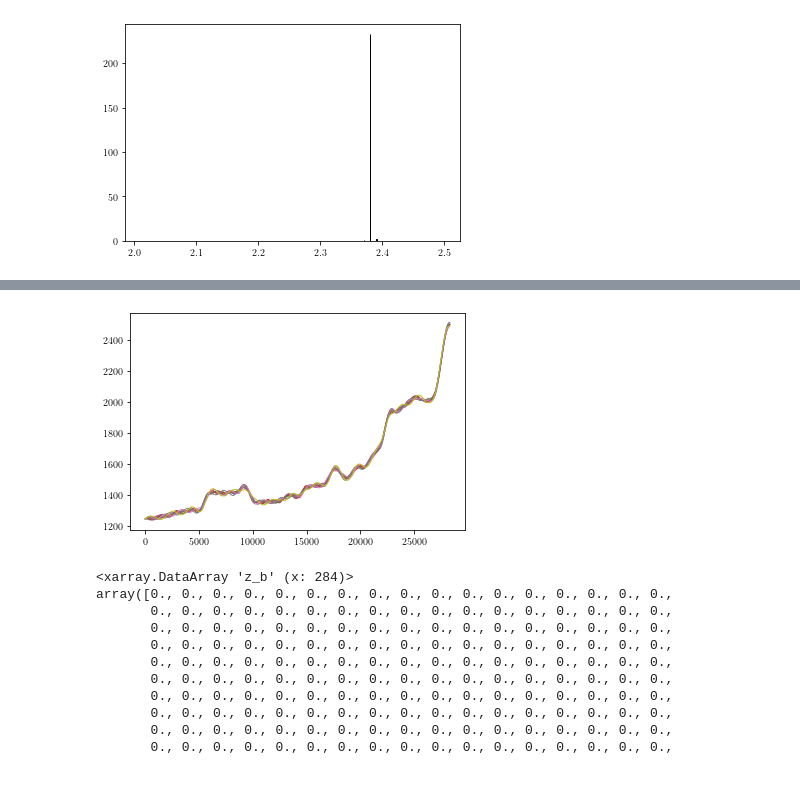
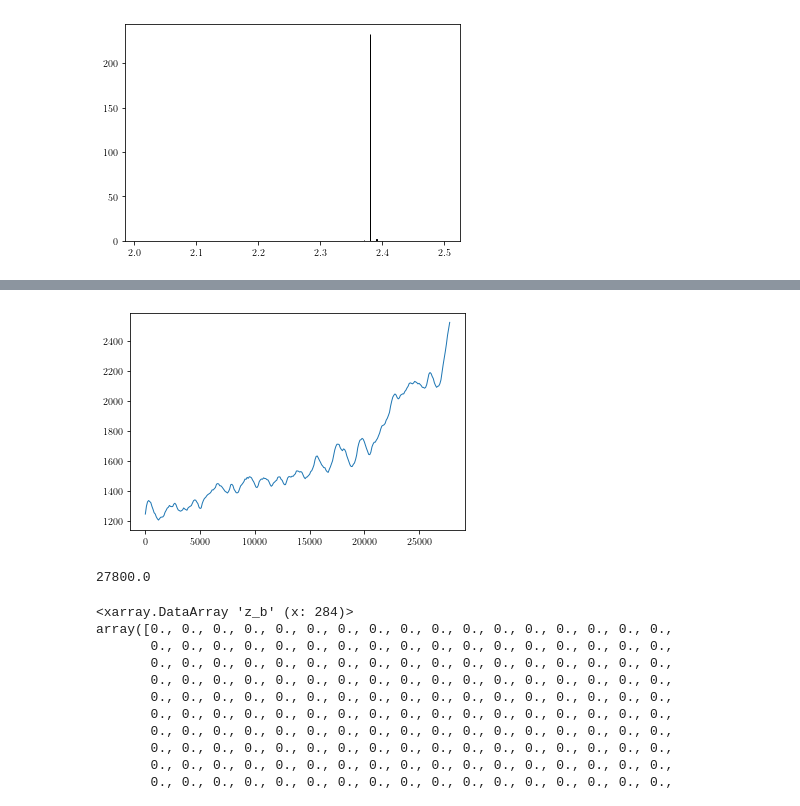
Before and after one commit to andrewdnolan/Harmonic_Beds, a Jupyter notebook: Notebooks/Hysterisis.ipynb, the cells around one changed output, grey strips where cells are left out. Drawn from its saved outputs; the diff is of its cells as text; code cells hidden in the pictures.

```diff
--- a/Notebooks/Hysterisis.ipynb
+++ b/Notebooks/Hysterisis.ipynb
@@ -161,7 +161,7 @@ plt.bar(SmoothBed_SS_IC.Delta_MB, np.linalg.norm((Observed_IC.isel(t=-1).z_s - S
 # %%
 import glob
 
-beds = glob.glob('../Data/Topography/pert_r_0.01_harmonics_*.dat')
+beds = glob.glob('../Data/Topography/pert_R_0.01_harmonics_1-10.dat')
 beds.sort()
 # %%
 beds
@@ -179,12 +170,16 @@ beds
 # %%
-for bed_fp in beds[:-1]:
+for bed_fp in beds:
     plt.plot(np.loadtxt(bed_fp)[:,0], np.loadtxt(bed_fp)[:,1], lw=1)
 
-#plt.plot(SmoothBed_SS_IC.x,  SmoothBed_SS_IC.isel(t=-1,Delta_MB=0).z_b, 'k')
+# #plt.plot(SmoothBed_SS_IC.x,  SmoothBed_SS_IC.isel(t=-1,Delta_MB=0).z_b, 'k')
 
-plt.savefig('/Users/andrewnolan/Desktop/Test.png', dpi=600, bbox_inches='tight', facecolor='w')
+# plt.savefig('/Users/andrewnolan/Desktop/Test.png', dpi=600, bbox_inches='tight', facecolor='w')
 # %% [output]
-[figure, old version]
+[figure, new version]
+# %%
+np.loadtxt(bed_fp)[-1,0]
+# %% [output]
+27800.0
 # %%
 SmoothBed_SS_IC.isel(t=-1,Delta_MB=0).z_b - np.loadtxt(bed_fp)[:,1]
 # %% [output]
```
Also changed, not shown: parts of 1 cell of this notebook, 4 other files.
